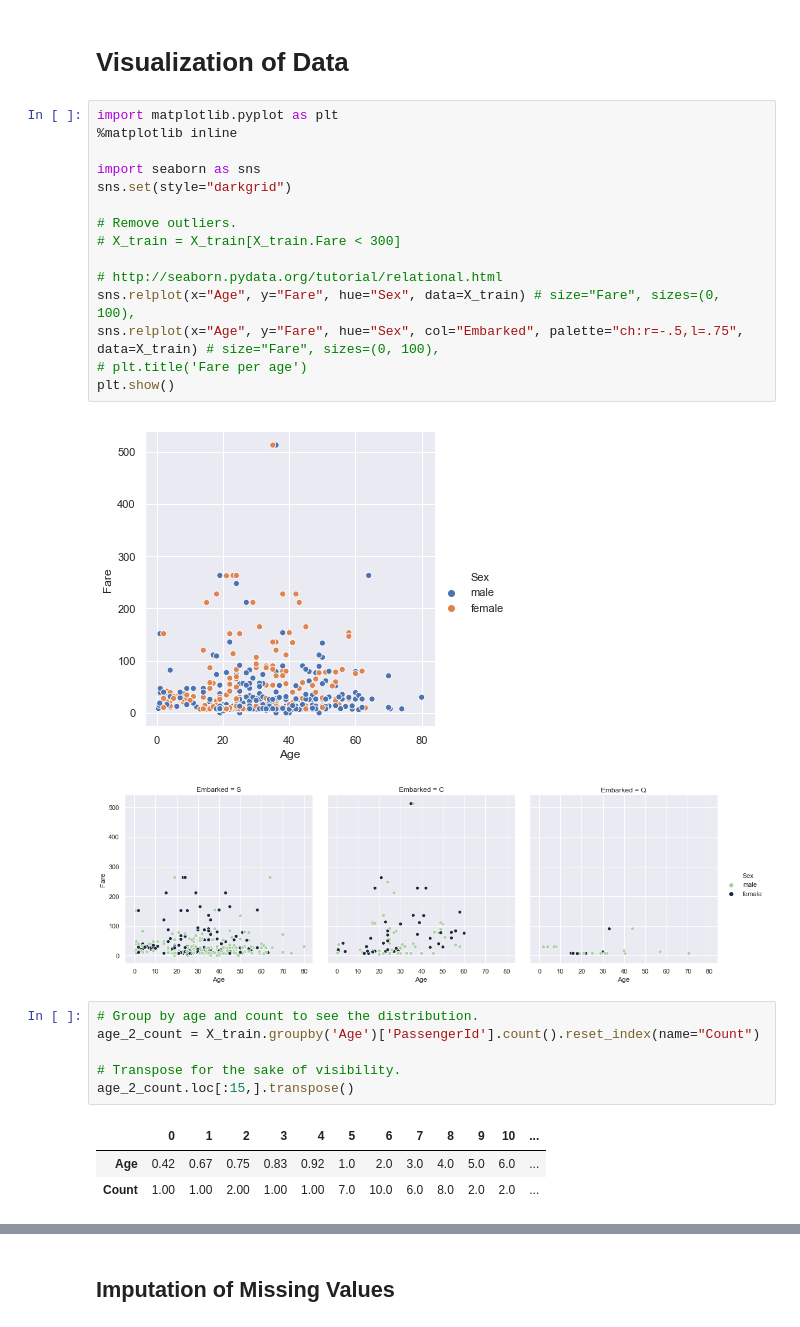
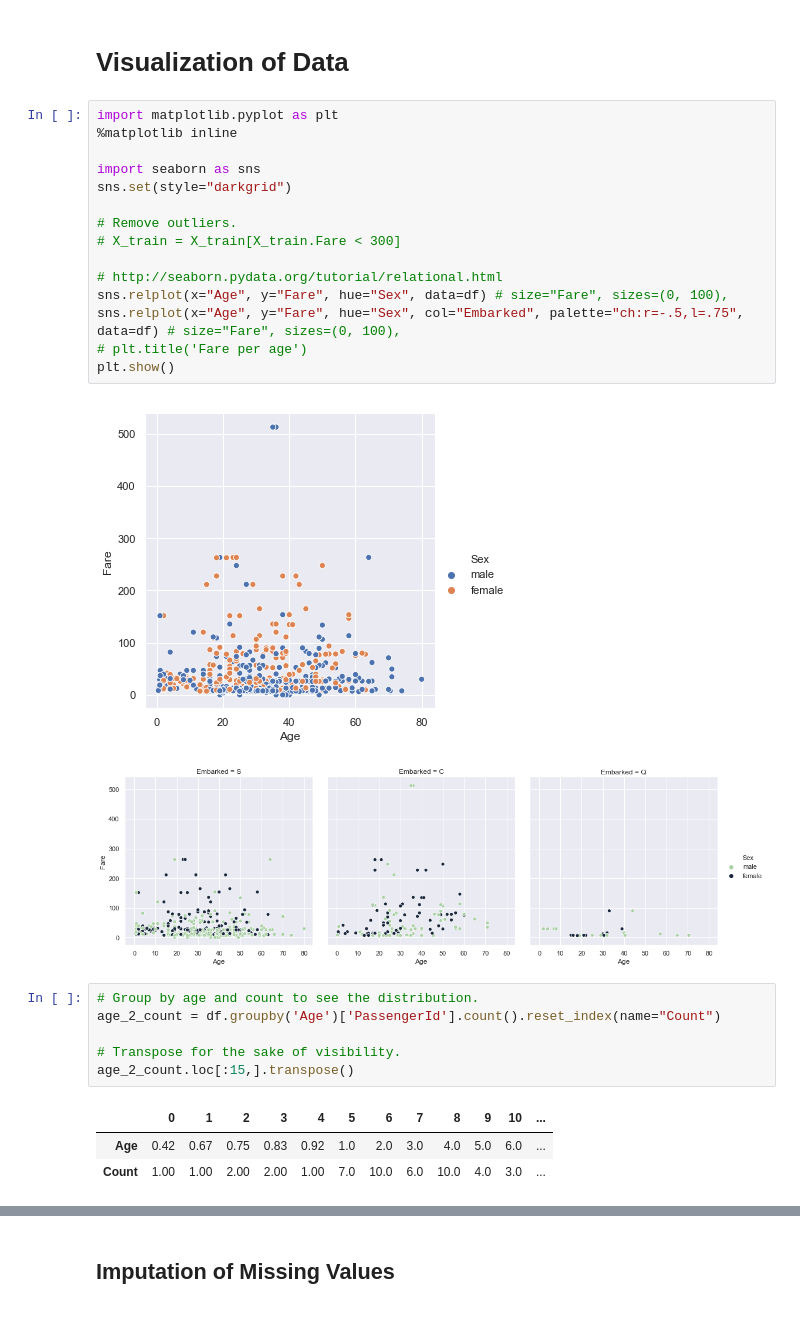
Before and after one commit to itudoben/kaggle-titanic, a Jupyter notebook: src/notebooks/titanic_dataset_survival.ipynb, the cells around one changed output, grey strips where cells are left out. Saved outputs shown, nothing was run; the diff lists cells and outputs as text.

Commit message:
MOD code refactoring to improve the workflow for preparing the data before running analyses.

```diff
--- a/src/notebooks/titanic_dataset_survival.ipynb
+++ b/src/notebooks/titanic_dataset_survival.ipynb
@@ -161,31 +146,31 @@ X_train.query('Age < 1')
 # %%
 import matplotlib.pyplot as plt
 %matplotlib inline
 
 import seaborn as sns
 sns.set(style="darkgrid")
 
 # Remove outliers.
 # X_train = X_train[X_train.Fare < 300]
 
 # http://seaborn.pydata.org/tutorial/relational.html
-sns.relplot(x="Age", y="Fare", hue="Sex", data=X_train) # size="Fare", sizes=(0, 100),
-sns.relplot(x="Age", y="Fare", hue="Sex", col="Embarked", palette="ch:r=-.5,l=.75", data=X_train) # size="Fare", sizes=(0, 100),
+sns.relplot(x="Age", y="Fare", hue="Sex", data=df) # size="Fare", sizes=(0, 100),
+sns.relplot(x="Age", y="Fare", hue="Sex", col="Embarked", palette="ch:r=-.5,l=.75", data=df) # size="Fare", sizes=(0, 100),
 # plt.title('Fare per age')
 plt.show()
 # %% [output]
-[figure, old version]
+[figure, new version]
-[figure, old version]
+[figure, new version]
 # %%
 # Group by age and count to see the distribution.
-age_2_count = X_train.groupby('Age')['PassengerId'].count().reset_index(name="Count")
+age_2_count = df.groupby('Age')['PassengerId'].count().reset_index(name="Count")
 
 # Transpose for the sake of visibility.
 age_2_count.loc[:15,].transpose()
 # %% [output]
 |  | 0 | 1 | 2 | 3 | 4 | 5 | 6 | 7 | 8 | 9 | 10 | ... |
 | Age | 0.42 | 0.67 | 0.75 | 0.83 | 0.92 | 1.0 | 2.0 | 3.0 | 4.0 | 5.0 | 6.0 | ... |
-| Count | 1.00 | 1.00 | 2.00 | 1.00 | 1.00 | 7.0 | 10.0 | 6.0 | 8.0 | 2.0 | 2.0 | ... |
+| Count | 1.00 | 1.00 | 2.00 | 2.00 | 1.00 | 7.0 | 10.0 | 6.0 | 10.0 | 4.0 | 3.0 | ... |
 # %%
 import matplotlib.pyplot as plt
 %matplotlib inline
```
Also changed, not shown: parts of 37 cells of this notebook.
